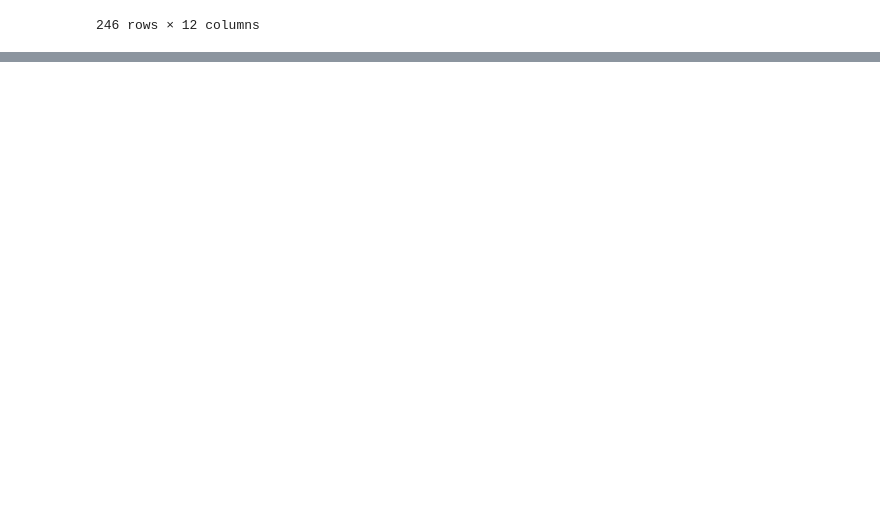
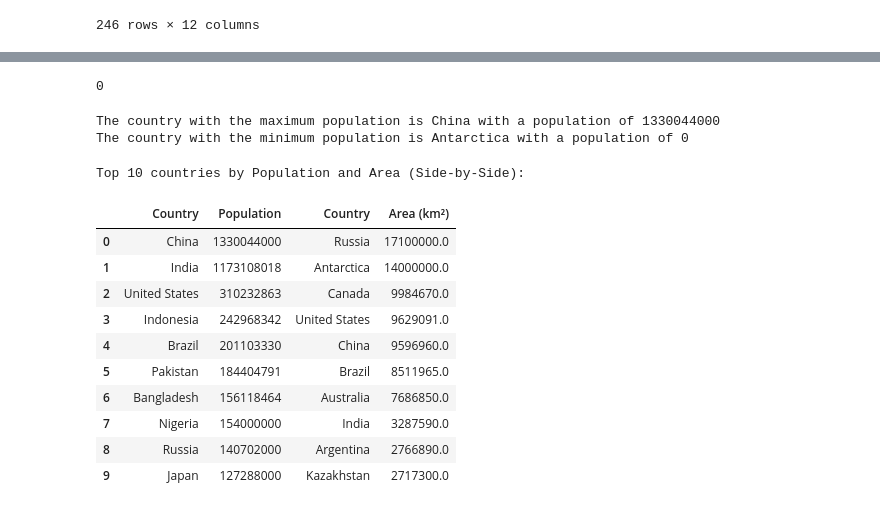
Before and after one commit to israelIsiaka/web_scrapping, a Jupyter notebook: web_scrapping_.ipynb, the cells around one changed output, grey strips where cells are left out. Cells and saved outputs as stored; diff of their text form; code cells hidden in the pictures; blank space fills up the shorter version.

```diff
--- a/web_scrapping_.ipynb
+++ b/web_scrapping_.ipynb
@@ -89,0 +108,55 @@ df.groupby('Area (km²)').describe()
+# %%
+df.Population.min()
+# %% [output]
+0
+# %%
+# Convert 'Population' to numeric, coercing errors
+df['Population'] = pd.to_numeric(df['Population'], errors='coerce')
+
+# Find the index of the maximum population
+max_population_index = df['Population'].idxmax()
+
+# Find the index of the mimumm population
+min_population_index = df['Population'].idxmin()
+
+# Get the country and its population with the maximum population
+country_with_max_population = df.loc[max_population_index, 'Country']
+max_population = df.loc[max_population_index, 'Population']
+
+# Get the country and its population with the mimimum population
+country_with_min_population = df.loc[min_population_index, 'Country']
+min_population = df.loc[min_population_index, 'Population']
+
+
+print(f"The country with the maximum population is {country_with_max_population} with a population of {max_population}")
+
+print(f"The country with the minimum population is {country_with_min_population} with a population of {min_population}")
+# %% [output]
+The country with the maximum population is China with a population of 1330044000
+The country with the minimum population is Antarctica with a population of 0
+# %%
+# Sort by population in descending order and select the top 10
+top_10_population = df.nlargest(10, 'Population')
+
+# Sort by area in descending order and select the top 10
+top_10_area = df.nlargest(10, 'Area (km²)')
+
+# Combine the two dataframes for side-by-side display
+combined_top_10 = pd.concat([top_10_population[['Country', 'Population']].reset_index(drop=True),
+                            top_10_area[['Country', 'Area (km²)']].reset_index(drop=True)], axis=1)
+
+print("Top 10 countries by Population and Area (Side-by-Side):")
+display(combined_top_10)
+# %% [output]
+Top 10 countries by Population and Area (Side-by-Side):
+|  | Country | Population | Country | Area (km²) |
+| 0 | China | 1330044000 | Russia | 17100000.0 |
+| 1 | India | 1173108018 | Antarctica | 14000000.0 |
+| 2 | United States | 310232863 | Canada | 9984670.0 |
+| 3 | Indonesia | 242968342 | United States | 9629091.0 |
+| 4 | Brazil | 201103330 | China | 9596960.0 |
+| 5 | Pakistan | 184404791 | Brazil | 8511965.0 |
+| 6 | Bangladesh | 156118464 | Australia | 7686850.0 |
+| 7 | Nigeria | 154000000 | India | 3287590.0 |
+| 8 | Russia | 140702000 | Argentina | 2766890.0 |
+| 9 | Japan | 127288000 | Kazakhstan | 2717300.0 |
```
Also changed, not shown: parts of 4 cells of this notebook.
